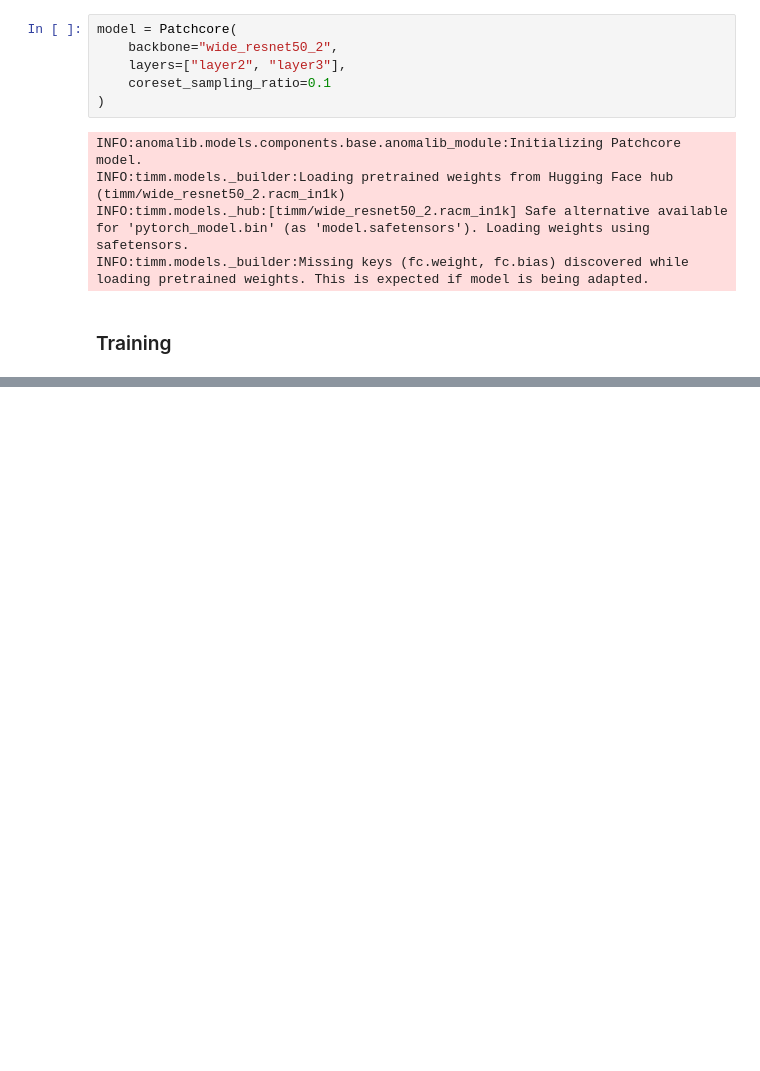
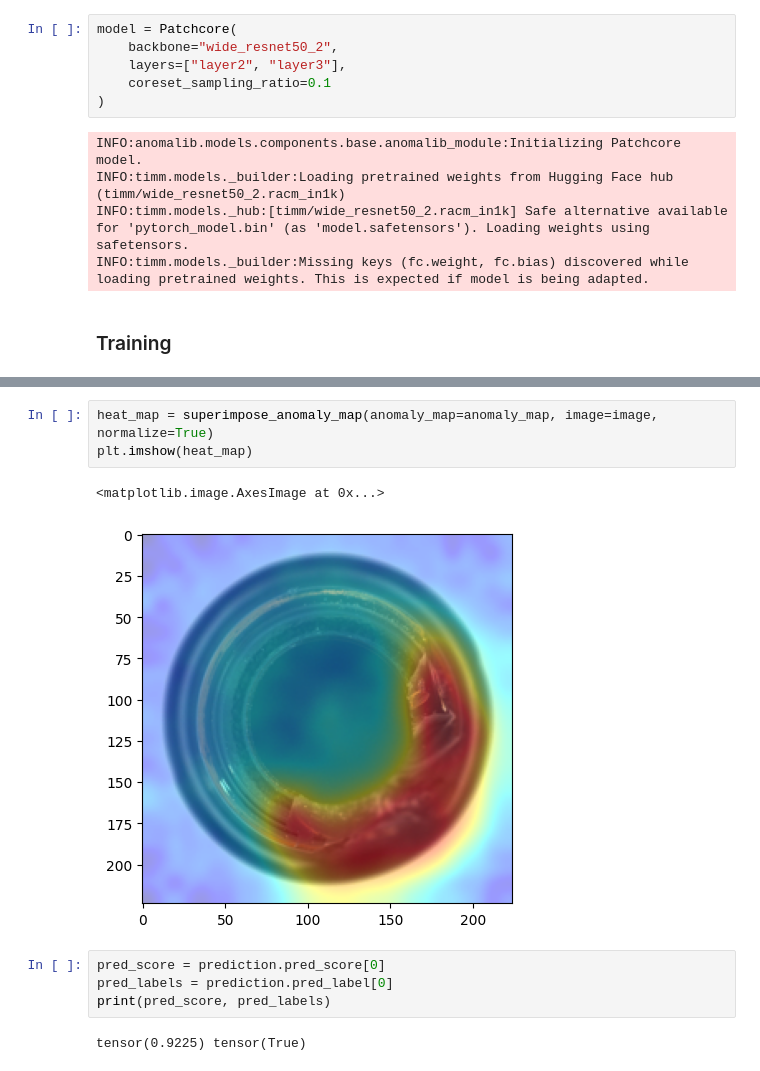
Before and after one commit to DawDab/multimodal-anomaly, a Jupyter notebook: lib_playground.ipynb, the cells around one changed output, grey strips where cells are left out. Cells and saved outputs as stored; diff of their text form; blank space fills up the shorter version.

```diff
--- a/lib_playground.ipynb
+++ b/lib_playground.ipynb
@@ -164,0 +172,12 @@ plt.show()
+# %%
+heat_map = superimpose_anomaly_map(anomaly_map=anomaly_map, image=image, normalize=True)
+plt.imshow(heat_map)
+# %% [output]
+<matplotlib.image.AxesImage at 0x...>
+[figure, added]
+# %%
+pred_score = prediction.pred_score[0]
+pred_labels = prediction.pred_label[0]
+print(pred_score, pred_labels)
+# %% [output]
+tensor(0.9225) tensor(True)
```
Also changed, not shown: parts of 16 cells of this notebook.
